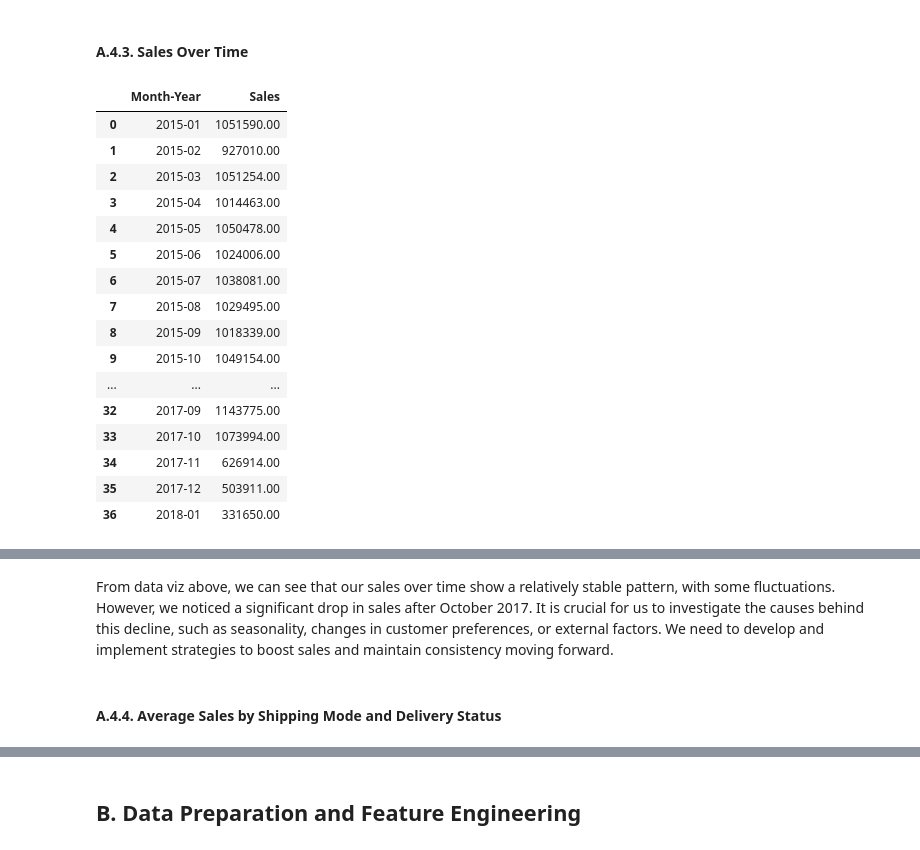
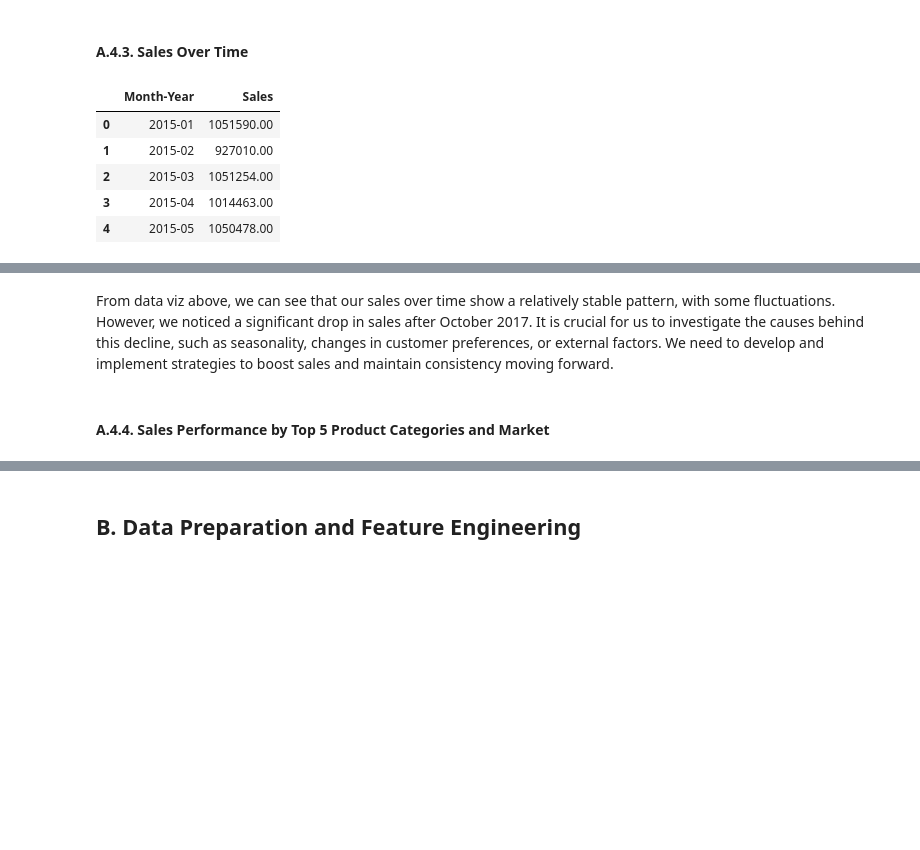
Before and after one commit to datawithalvin/pacmann-business-analytics, a Jupyter notebook: notebooks/data-exploration.ipynb, the cells around one changed output, grey strips where cells are left out. Drawn from its saved outputs; the diff is of its cells as text; code cells hidden in the pictures; blank space fills up the shorter version.

```diff
--- a/notebooks/data-exploration.ipynb
+++ b/notebooks/data-exploration.ipynb
@@ -334,28 +314,17 @@ In terms of order volume, Central America leads the way, followed by Western Eur
 #### A.4.3. Sales Over Time
 # %%
 monthlySales = selected_df.copy().reset_index()
-monthlySales = monthlySales.groupby(pd.Grouper(key='order date (DateOrders)', freq='M')).agg({'Sales': 'sum'}).reset_index()
-monthlySales['Sales'] = monthlySales['Sales'].round()
-monthlySales.rename(columns={'order date (DateOrders)': 'Month-Year'}, inplace=True)
-monthlySales['Month-Year'] = pd.to_datetime(monthlySales['Month-Year']).dt.strftime('%Y-%m')
-monthlySales
+monthlySales = monthlySales.groupby(pd.Grouper(key="order date (DateOrders)", freq="M")).agg({"Sales": "sum"}).reset_index()
+monthlySales["Sales"] = monthlySales["Sales"].round()
+monthlySales.rename(columns={"order date (DateOrders)": "Month-Year"}, inplace=True)
+monthlySales["Month-Year"] = pd.to_datetime(monthlySales["Month-Year"]).dt.strftime("%Y-%m")
+monthlySales.head()
 # %% [output]
 |  | Month-Year | Sales |
 | 0 | 2015-01 | 1051590.00 |
 | 1 | 2015-02 | 927010.00 |
 | 2 | 2015-03 | 1051254.00 |
 | 3 | 2015-04 | 1014463.00 |
 | 4 | 2015-05 | 1050478.00 |
-| 5 | 2015-06 | 1024006.00 |
-| 6 | 2015-07 | 1038081.00 |
-| 7 | 2015-08 | 1029495.00 |
-| 8 | 2015-09 | 1018339.00 |
-| 9 | 2015-10 | 1049154.00 |
-| ... | ... | ... |
-| 32 | 2017-09 | 1143775.00 |
-| 33 | 2017-10 | 1073994.00 |
-| 34 | 2017-11 | 626914.00 |
-| 35 | 2017-12 | 503911.00 |
-| 36 | 2018-01 | 331650.00 |
 # %%
 monthlyChart = alt.Chart(monthlySales).mark_line().encode(
@@ -373,4 +342,4 @@ monthlyChart
 # %% [markdown]
 From data viz above, we can see that our sales over time show a relatively stable pattern, with some fluctuations. However, we noticed a significant drop in sales after October 2017. It is crucial for us to investigate the causes behind this decline, such as seasonality, changes in customer preferences, or external factors. We need to develop and implement strategies to boost sales and maintain consistency moving forward.
 # %% [markdown]
-#### A.4.4. Average Sales by Shipping Mode and Delivery Status
+#### A.4.4. Sales Performance by Top 5 Product Categories and Market
```
Also changed, not shown: parts of 23 cells of this notebook.
